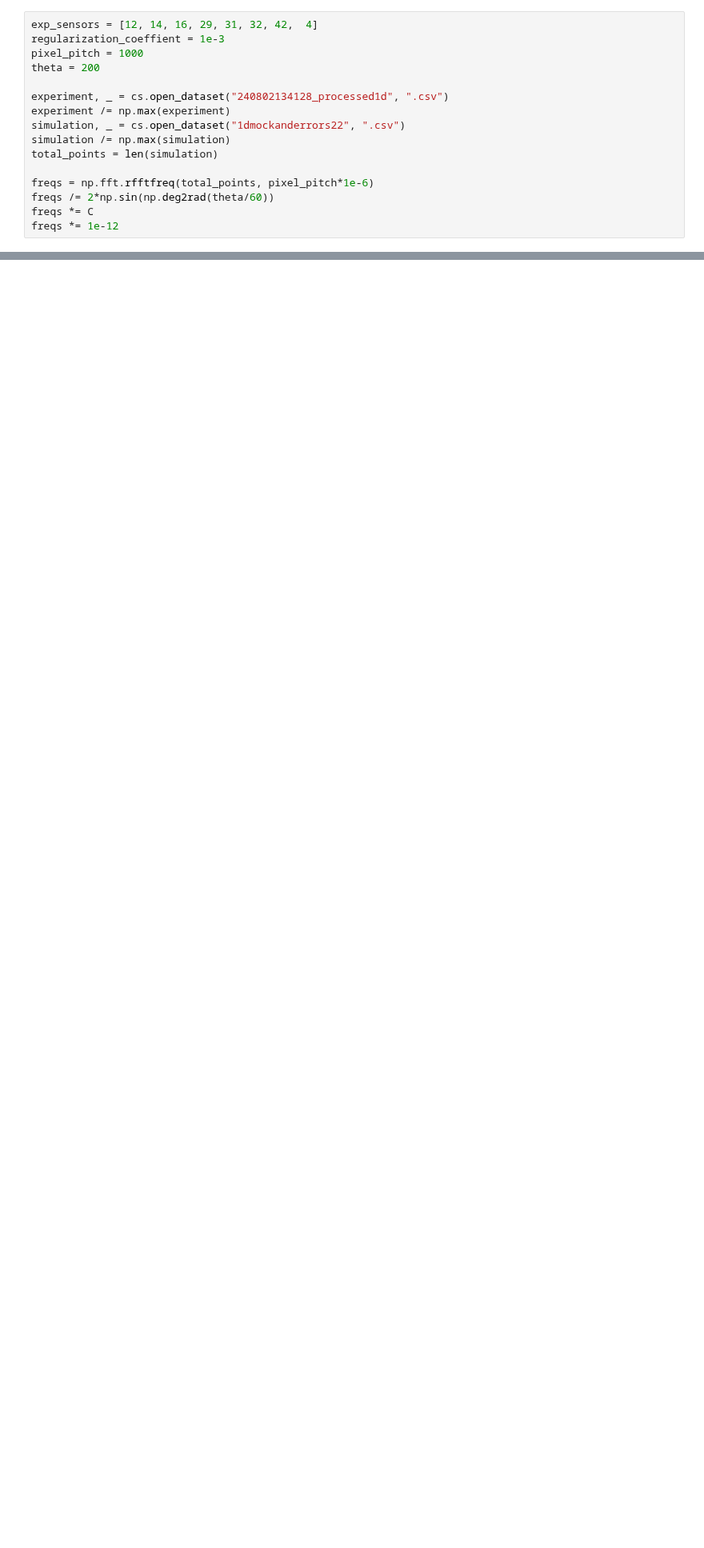
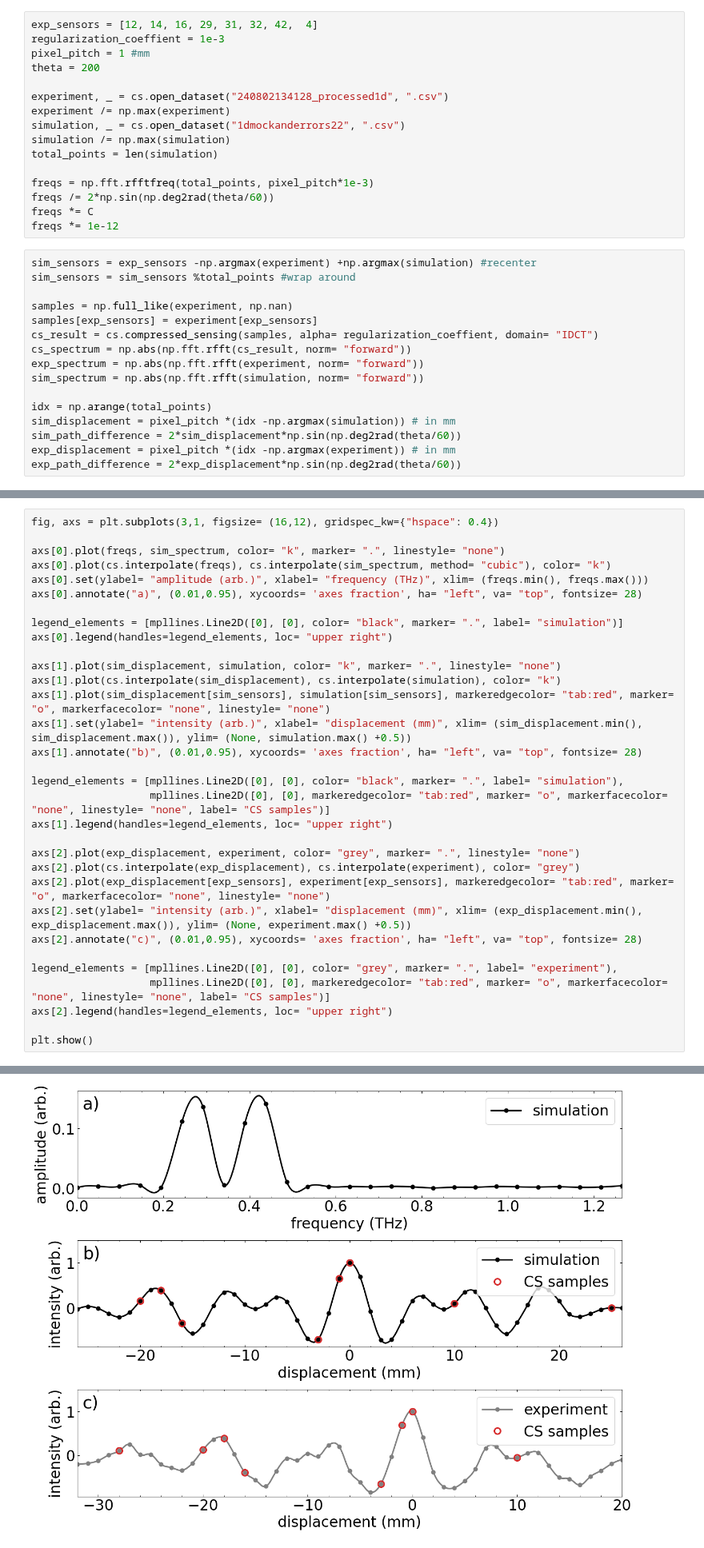
Before and after one commit to Jammi-Dodgers/THz-Compressed-Sensing, a Jupyter notebook: experimental_results_with_CS.ipynb, the cells around one changed output, grey strips where cells are left out. Shown at 80% size. Cells and saved outputs as stored; diff of their text form; blank space fills up the shorter version.

```diff
--- a/experimental_results_with_CS.ipynb
+++ b/experimental_results_with_CS.ipynb
@@ -14,7 +12,7 @@ plt.rcParams.update({'font.size':24, 'xtick.minor.visible': True, 'ytick.minor.v
 # %%
 exp_sensors = [12, 14, 16, 29, 31, 32, 42,  4]
 regularization_coeffient = 1e-3
-pixel_pitch = 1000
+pixel_pitch = 1 #mm
 theta = 200
 
 experiment, _ = cs.open_dataset("240802134128_processed1d", ".csv")
@@ -23,8 +21,24 @@ simulation, _ = cs.open_dataset("1dmockanderrors22", ".csv")
 simulation /= np.max(simulation)
 total_points = len(simulation)
 
-freqs = np.fft.rfftfreq(total_points, pixel_pitch*1e-6)
+freqs = np.fft.rfftfreq(total_points, pixel_pitch*1e-3)
 freqs /= 2*np.sin(np.deg2rad(theta/60))
 freqs *= C
 freqs *= 1e-12
+# %%
+sim_sensors = exp_sensors -np.argmax(experiment) +np.argmax(simulation) #recenter
+sim_sensors = sim_sensors %total_points #wrap around
+
+samples = np.full_like(experiment, np.nan)
+samples[exp_sensors] = experiment[exp_sensors]
+cs_result = cs.compressed_sensing(samples, alpha= regularization_coeffient, domain= "IDCT")
+cs_spectrum = np.abs(np.fft.rfft(cs_result, norm= "forward"))
+exp_spectrum = np.abs(np.fft.rfft(experiment, norm= "forward"))
+sim_spectrum = np.abs(np.fft.rfft(simulation, norm= "forward"))
+
+idx = np.arange(total_points)
+sim_displacement = pixel_pitch *(idx -np.argmax(simulation)) # in mm
+sim_path_difference = 2*sim_displacement*np.sin(np.deg2rad(theta/60))
+exp_displacement = pixel_pitch *(idx -np.argmax(experiment)) # in mm
+exp_path_difference = 2*exp_displacement*np.sin(np.deg2rad(theta/60))
 # %%
@@ -92 +97,34 @@ plt.show()
 [figure]
+# %%
+fig, axs = plt.subplots(3,1, figsize= (16,12), gridspec_kw={"hspace": 0.4})
+
+axs[0].plot(freqs, sim_spectrum, color= "k", marker= ".", linestyle= "none")
+axs[0].plot(cs.interpolate(freqs), cs.interpolate(sim_spectrum, method= "cubic"), color= "k")
+axs[0].set(ylabel= "amplitude (arb.)", xlabel= "frequency (THz)", xlim= (freqs.min(), freqs.max()))
+axs[0].annotate("a)", (0.01,0.95), xycoords= 'axes fraction', ha= "left", va= "top", fontsize= 28)
+
+legend_elements = [mpllines.Line2D([0], [0], color= "black", marker= ".", label= "simulation")]
+axs[0].legend(handles=legend_elements, loc= "upper right")
+
+axs[1].plot(sim_displacement, simulation, color= "k", marker= ".", linestyle= "none")
+axs[1].plot(cs.interpolate(sim_displacement), cs.interpolate(simulation), color= "k")
+axs[1].plot(sim_displacement[sim_sensors], simulation[sim_sensors], markeredgecolor= "tab:red", marker= "o", markerfacecolor= "none", linestyle= "none")
+axs[1].set(ylabel= "intensity (arb.)", xlabel= "displacement (mm)", xlim= (sim_displacement.min(), sim_displacement.max()), ylim= (None, simulation.max() +0.5))
+axs[1].annotate("b)", (0.01,0.95), xycoords= 'axes fraction', ha= "left", va= "top", fontsize= 28)
+
+legend_elements = [mpllines.Line2D([0], [0], color= "black", marker= ".", label= "simulation"),
+                   mpllines.Line2D([0], [0], markeredgecolor= "tab:red", marker= "o", markerfacecolor= "none", linestyle= "none", label= "CS samples")]
+axs[1].legend(handles=legend_elements, loc= "upper right")
+
+axs[2].plot(exp_displacement, experiment, color= "grey", marker= ".", linestyle= "none")
+axs[2].plot(cs.interpolate(exp_displacement), cs.interpolate(experiment), color= "grey")
+axs[2].plot(exp_displacement[exp_sensors], experiment[exp_sensors], markeredgecolor= "tab:red", marker= "o", markerfacecolor= "none", linestyle= "none")
+axs[2].set(ylabel= "intensity (arb.)", xlabel= "displacement (mm)", xlim= (exp_displacement.min(), exp_displacement.max()), ylim= (None, experiment.max() +0.5))
+axs[2].annotate("c)", (0.01,0.95), xycoords= 'axes fraction', ha= "left", va= "top", fontsize= 28)
+
+legend_elements = [mpllines.Line2D([0], [0], color= "grey", marker= ".", label= "experiment"),
+                   mpllines.Line2D([0], [0], markeredgecolor= "tab:red", marker= "o", markerfacecolor= "none", linestyle= "none", label= "CS samples")]
+axs[2].legend(handles=legend_elements, loc= "upper right")
+
+plt.show()
+# %% [output]
@@ -92,0 +137 @@ plt.show()
+[figure, added]
```
Also changed, not shown: parts of 4 cells of this notebook, 6 other files.
